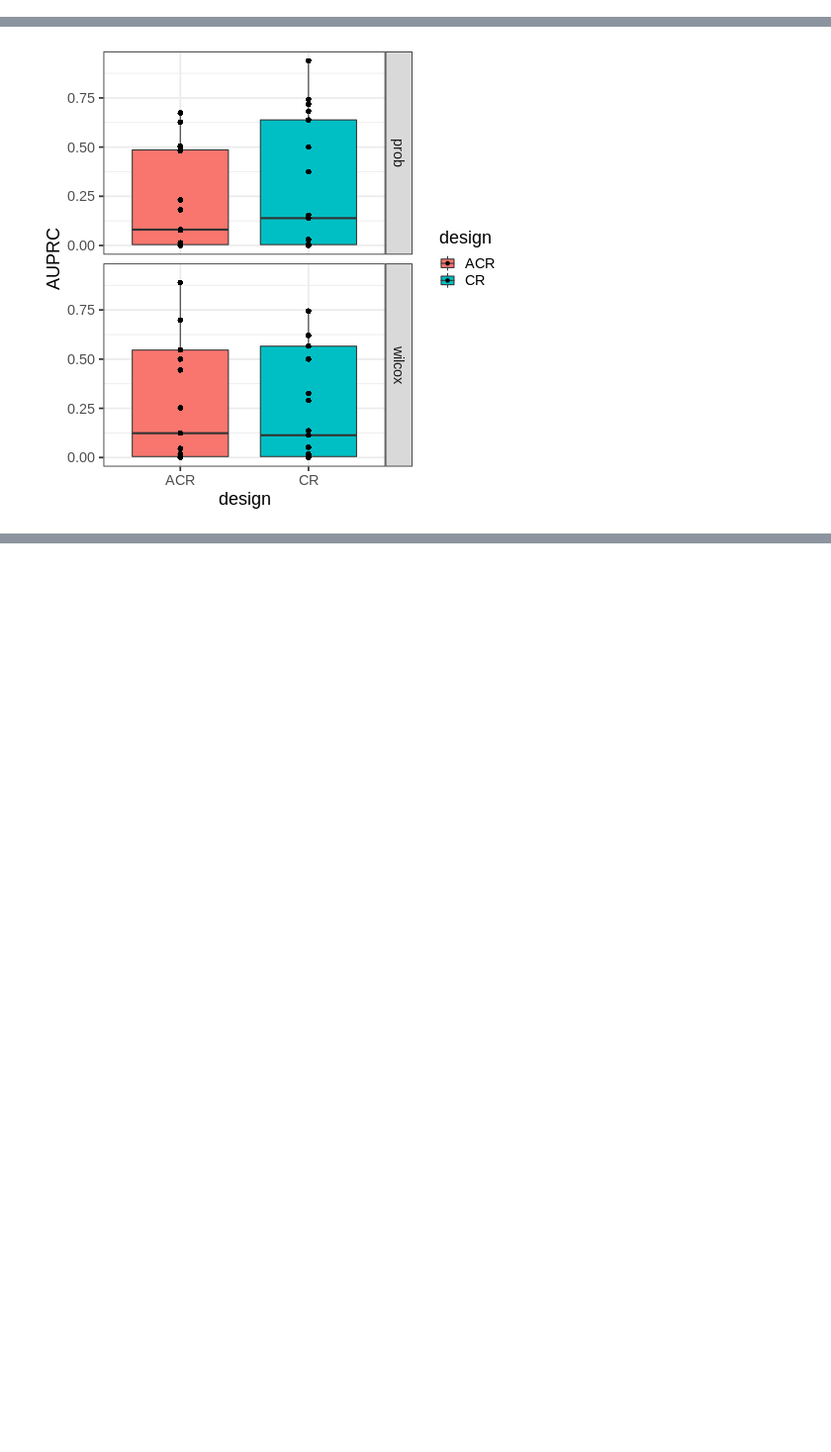
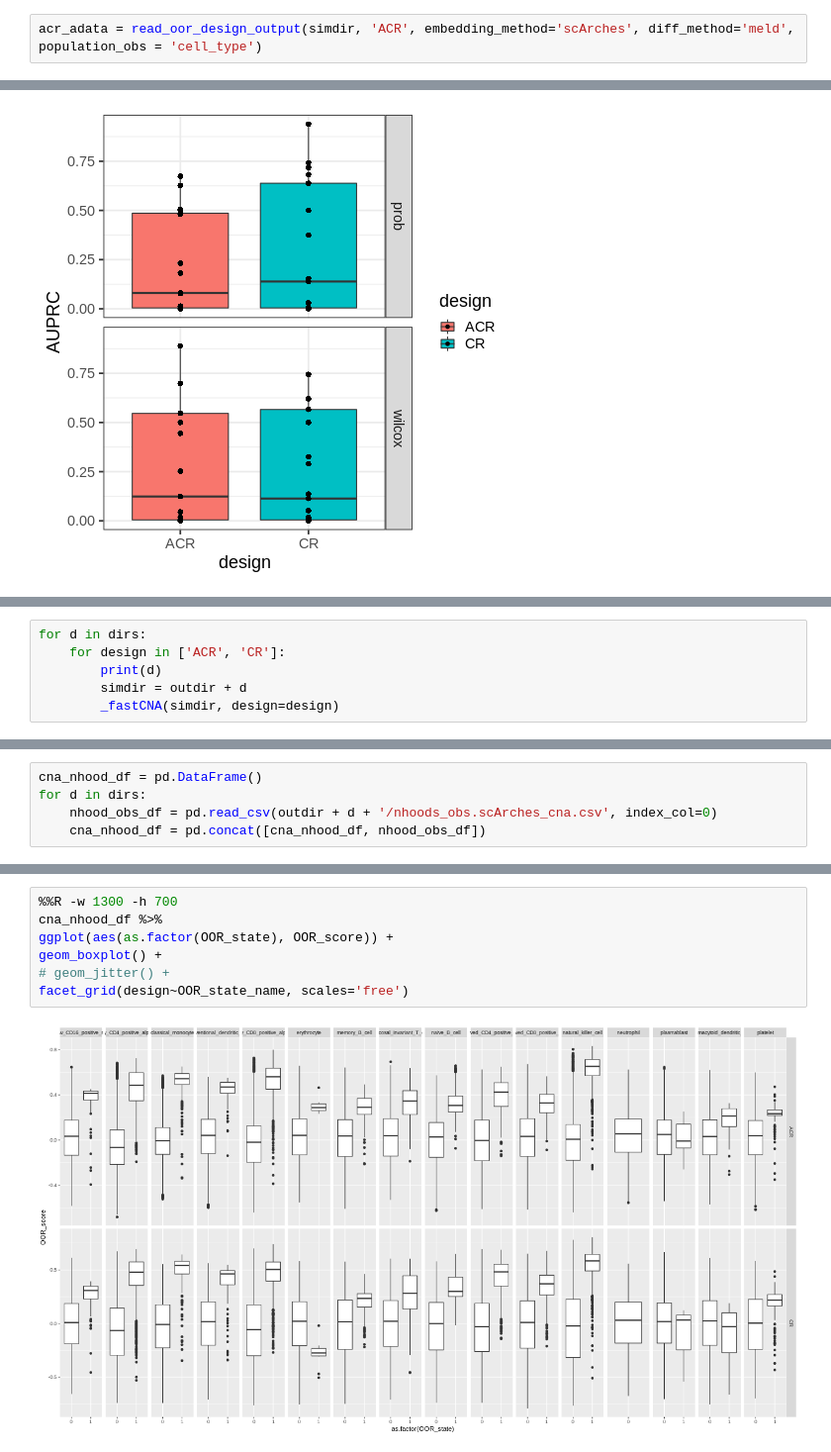
Before and after one commit to MarioniLab/oor_design_reproducibility, a Jupyter notebook: src/2_simulation_design/DA_methods.ipynb, the cells around one changed output, grey strips where cells are left out. Shown at 99% size. Drawn from its saved outputs; the diff is of its cells as text; blank space fills up the shorter version.

```diff
--- a/src/2_simulation_design/DA_methods.ipynb
+++ b/src/2_simulation_design/DA_methods.ipynb
@@ -502,3 +469,5 @@ theme_bw(base_size=18)
 # %% [output]
 `summarise()` has grouped output by 'stat'. You can override using the `.groups` argument.
 [figure]
+# %%
+acr_adata = read_oor_design_output(simdir, 'ACR', embedding_method='scArches', diff_method='meld', population_obs = 'cell_type')
@@ -614,0 +652,6 @@ theme(strip.text.x=element_text(angle=90))
+# %%
+for d in dirs:
+    for design in ['ACR', 'CR']:
+        print(d)
+        simdir = outdir + d
+        _fastCNA(simdir, design=design)
@@ -614,0 +864,5 @@ theme(strip.text.x=element_text(angle=90))
+# %%
+cna_nhood_df = pd.DataFrame()
+for d in dirs:
+    nhood_obs_df = pd.read_csv(outdir + d + '/nhoods_obs.scArches_cna.csv', index_col=0)
+    cna_nhood_df = pd.concat([cna_nhood_df, nhood_obs_df])
@@ -614,0 +890,9 @@ theme(strip.text.x=element_text(angle=90))
+# %%
+%%R -w 1300 -h 700
+cna_nhood_df %>%
+ggplot(aes(as.factor(OOR_state), OOR_score)) +
+geom_boxplot() +
+# geom_jitter() +
+facet_grid(design~OOR_state_name, scales='free')
+# %% [output]
+[figure, added]
```
Also changed, not shown: parts of 20 cells of this notebook, 8 other files.
